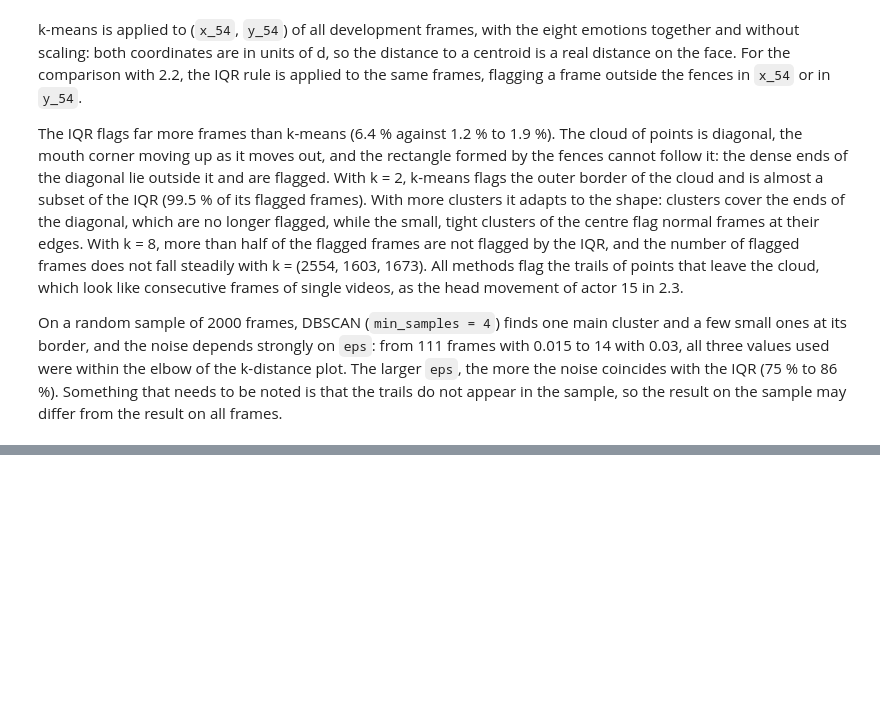
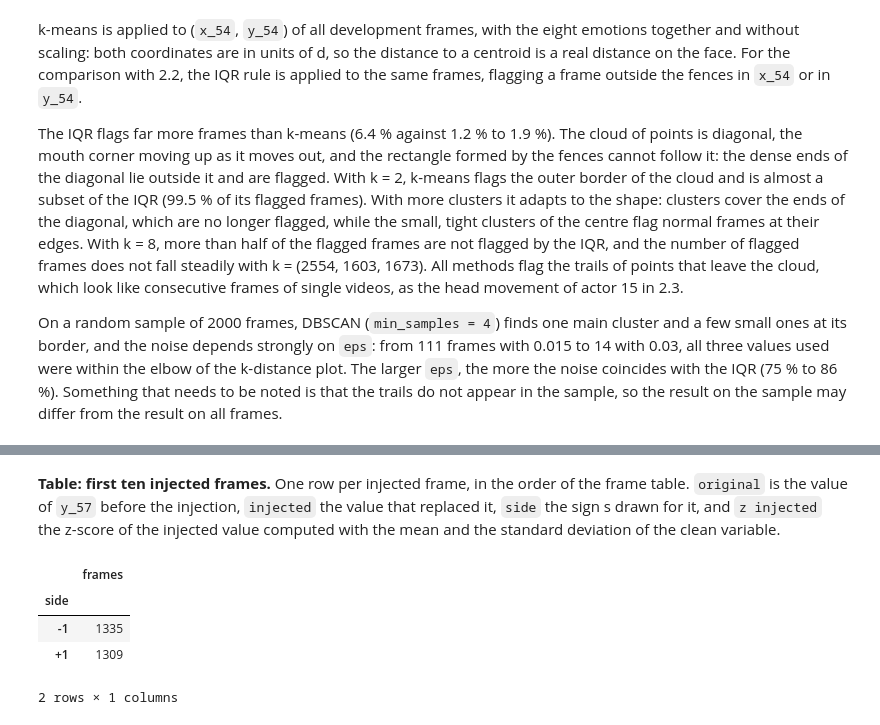
Before and after one commit to migasantunes/Emotion_Recognition, a Jupyter notebook: notebooks/02_quality.ipynb, the cells around one changed output, grey strips where cells are left out. Saved outputs shown, nothing was run; the diff lists cells and outputs as text; code cells hidden in the pictures; blank space fills up the shorter version.

```diff
--- a/notebooks/02_quality.ipynb
+++ b/notebooks/02_quality.ipynb
@@ -626,0 +669,10 @@ On a random sample of 2000 frames, DBSCAN (`min_samples = 4`) finds one main clu
+# %% [markdown]
+**Table: first ten injected frames.** One row per injected frame, in the order of the frame table. `original` is the value of `y_57` before the injection, `injected` the value that replaced it, `side` the sign s drawn for it, and `z injected` the z-score of the injected value computed with the mean and the standard deviation of the clean variable.
+# %%
+examples["side"].value_counts().to_frame("frames")
+# %% [output]
+|  | frames |
+| side |  |
+| -1 | 1335 |
+| +1 | 1309 |
+2 rows × 1 columns
```
Also changed, not shown: parts of 8 cells of this notebook, 2 other files.
